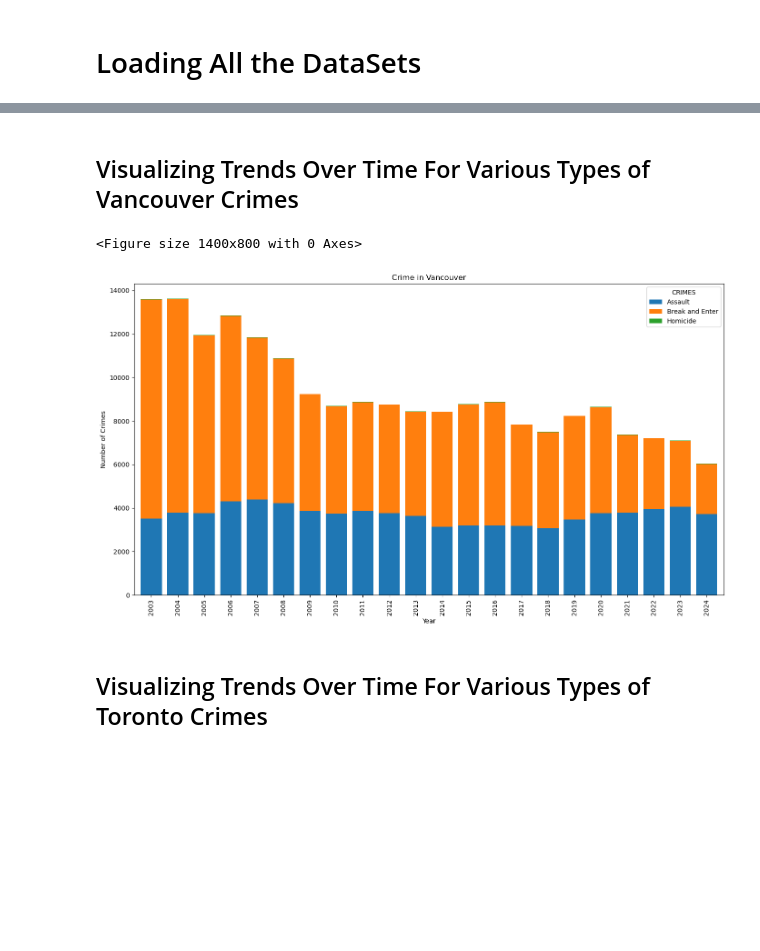
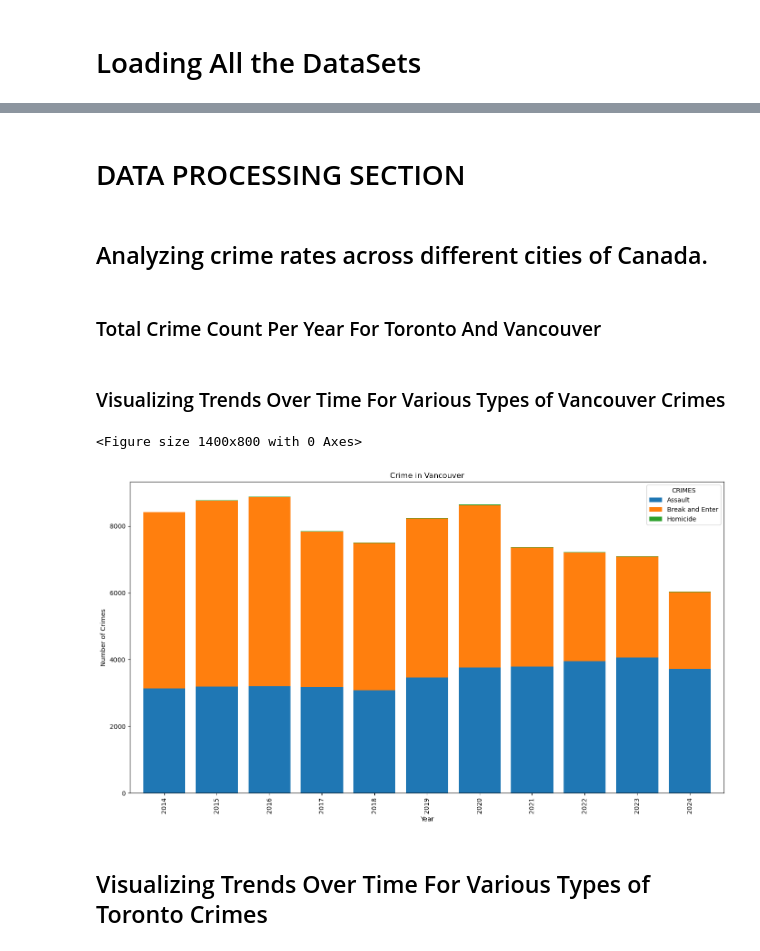
Before and after one commit to riggedjoker/CrimeAnalysis_Canada_Project, a Jupyter notebook: jupyter-notebook/crime_analysis.ipynb, the cells around one changed output, grey strips where cells are left out. Drawn from its saved outputs; the diff is of its cells as text; code cells hidden in the pictures; blank space fills up the shorter version.

```diff
--- a/jupyter-notebook/crime_analysis.ipynb
+++ b/jupyter-notebook/crime_analysis.ipynb
@@ -13,19 +38,17 @@ vd = vancouver_datasets.sort_values(by = 'YEAR', ascending=True)
 sorted_values = ['Offence Against a Person', 'Homicide', 'Break and Enter Commercial', 'Break and Enter Residential/Other']
 
 vd['CRIMES'] = vd['TYPE']
-vd_final = vd[vd['CRIMES'].isin(sorted_values)][['CRIMES', 'YEAR', 'NEIGHBOURHOOD']]
+vancouver_dataset = vd[vd['CRIMES'].isin(sorted_values)][['CRIMES', 'YEAR', 'NEIGHBOURHOOD']]
 
+vancouver_dataset = vancouver_dataset[(vancouver_dataset['YEAR'] > 2013) & (vancouver_dataset['YEAR'] < 2025)]
 
-vd_final = vd_final[vd_final['YEAR']!=2025]
-
-
-vd_final['CRIMES'] = vd_final['CRIMES'].replace({
+vancouver_dataset['CRIMES'] = vancouver_dataset['CRIMES'].replace({
     'Break and Enter Commercial': 'Break and Enter',
     'Break and Enter Residential/Other': 'Break and Enter',
     'Offence Against a Person' : 'Assault'
 })
 
 
-vd_final
+vancouver_dataset
 # %% [output]
 |  | CRIMES | YEAR | NEIGHBOURHOOD |
@@ -85,0 +127,6 @@ toronto_dataset
+# %% [markdown]
+<h1>DATA PROCESSING SECTION</h1>
+# %% [markdown]
+<h2> Analyzing crime rates across different cities of Canada.</h2>
+# %% [markdown]
+<h3>Total Crime Count Per Year For Toronto And Vancouver</h3>
@@ -86,23 +136,24 @@ toronto_dataset
 # %% [markdown]
-<h2>Visualizing Trends Over Time For Various Types of Vancouver Crimes</h2>
+<h3>Visualizing Trends Over Time For Various Types of Vancouver Crimes</h3>
 # %%
+%matplotlib inline
 import pandas as pd
 import matplotlib.pyplot as plt
 
 # Group by year and crime type
-vd_grouped = vd_final.groupby(['YEAR', 'CRIMES']).size().unstack().fillna(0)
+vd_grouped = vancouver_dataset.groupby(['YEAR', 'CRIMES']).size().unstack().fillna(0)
 
 # Plot Vancouver crime data
 plt.figure(figsize=(14, 8))
 vd_grouped.plot(kind='bar', stacked=True, figsize=(14, 8), width=0.8)
 plt.title('Crime in Vancouver')
 plt.xlabel('Year')
 plt.ylabel('Number of Crimes')
 plt.tight_layout()
-plt.show()
+plt.show(block = True)
 # %% [output]
 <Figure size 1400x800 with 0 Axes>
-[figure, old version]
+[figure, new version]
 # %% [markdown]
 <h2>Visualizing Trends Over Time For Various Types of Toronto Crimes</h2>
 # %%
```
Also changed, not shown: parts of 17 cells of this notebook, 2 other files.
